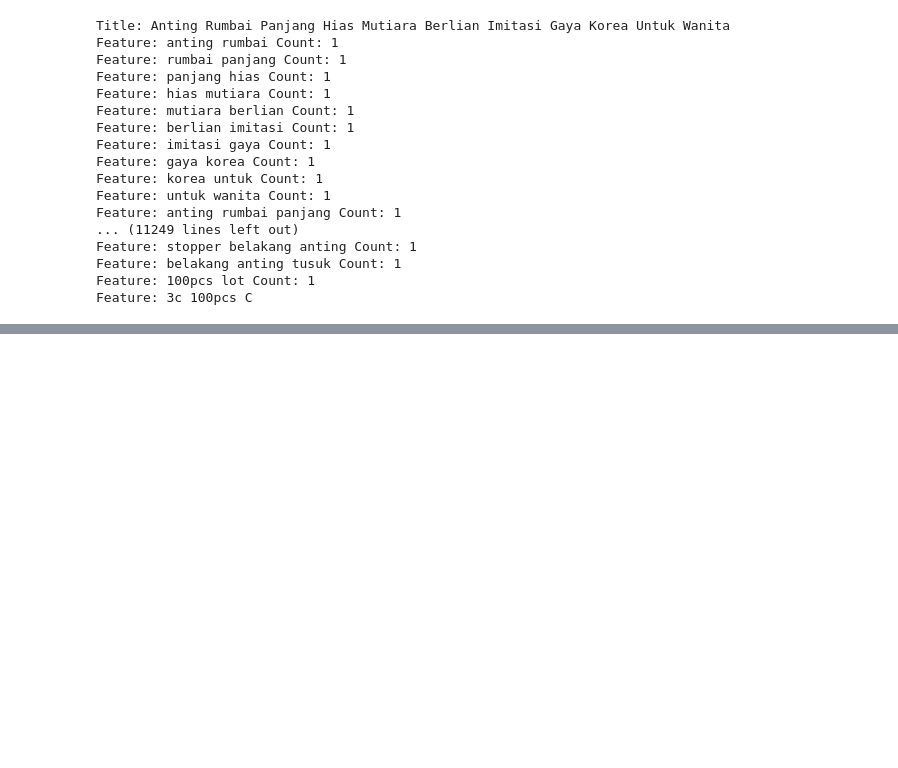
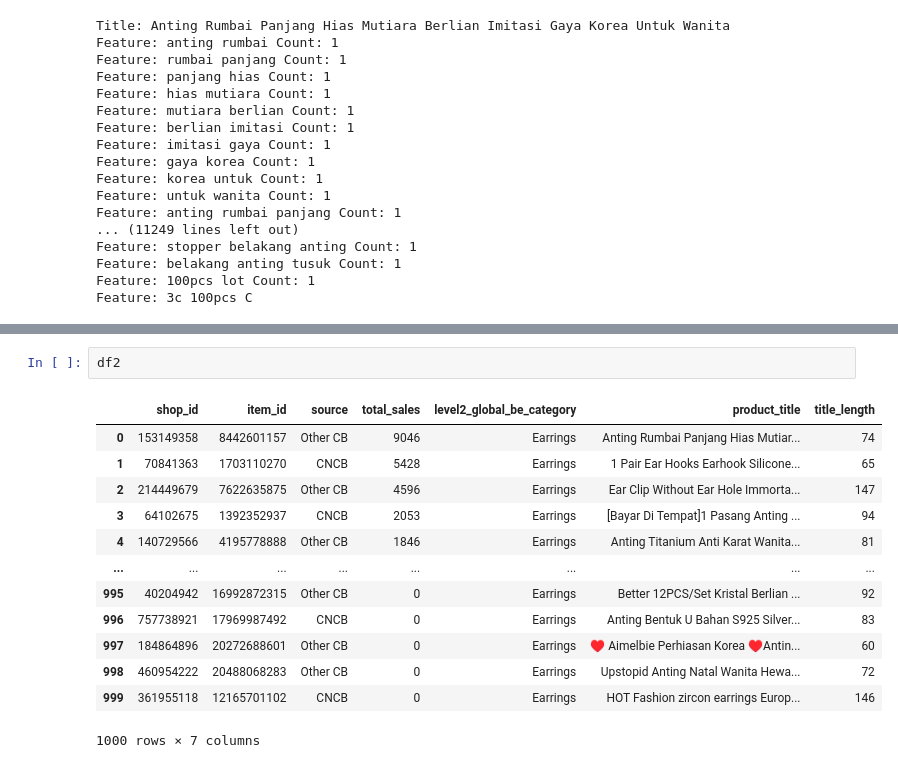
Before and after one commit to florentianayuwono/product-title-optimization, a Jupyter notebook: earrings_analysis.ipynb, the cells around one changed output, grey strips where cells are left out. Cells and saved outputs as stored; diff of their text form; blank space fills up the shorter version.

```diff
--- a/earrings_analysis.ipynb
+++ b/earrings_analysis.ipynb
@@ -138,0 +156,16 @@ Word: Perhiasan, Count: 161
+# %%
+df2
+# %% [output]
+|  | shop_id | item_id | source | total_sales | level2_global_be_category | product_title | title_length |
+| 0 | 153149358 | 8442601157 | Other CB | 9046 | Earrings | Anting Rumbai Panjang Hias Mutiar... | 74 |
+| 1 | 70841363 | 1703110270 | CNCB | 5428 | Earrings | 1 Pair Ear Hooks Earhook Silicone... | 65 |
+| 2 | 214449679 | 7622635875 | Other CB | 4596 | Earrings | Ear Clip Without Ear Hole Immorta... | 147 |
+| 3 | 64102675 | 1392352937 | CNCB | 2053 | Earrings | [Bayar Di Tempat]1 Pasang Anting ... | 94 |
+| 4 | 140729566 | 4195778888 | Other CB | 1846 | Earrings | Anting Titanium Anti Karat Wanita... | 81 |
+| ... | ... | ... | ... | ... | ... | ... | ... |
+| 995 | 40204942 | 16992872315 | Other CB | 0 | Earrings | Better 12PCS/Set Kristal Berlian ... | 92 |
+| 996 | 757738921 | 17969987492 | CNCB | 0 | Earrings | Anting Bentuk U Bahan S925 Silver... | 83 |
+| 997 | 184864896 | 20272688601 | Other CB | 0 | Earrings | ♥ Aimelbie Perhiasan Korea ♥Antin... | 60 |
+| 998 | 460954222 | 20488068283 | Other CB | 0 | Earrings | Upstopid Anting Natal Wanita Hewa... | 72 |
+| 999 | 361955118 | 12165701102 | CNCB | 0 | Earrings | HOT Fashion zircon earrings Europ... | 146 |
+1000 rows × 7 columns
```
Also changed, not shown: parts of 5 cells of this notebook.
